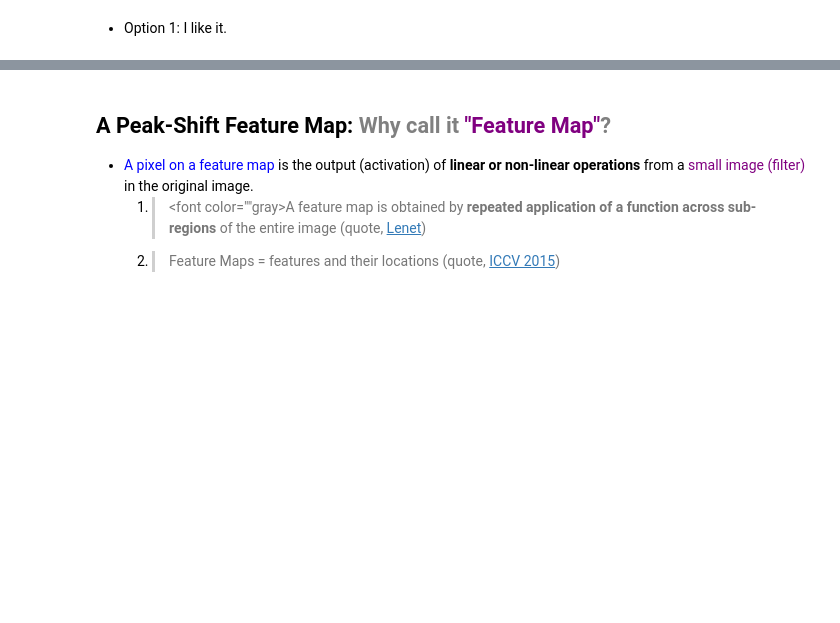
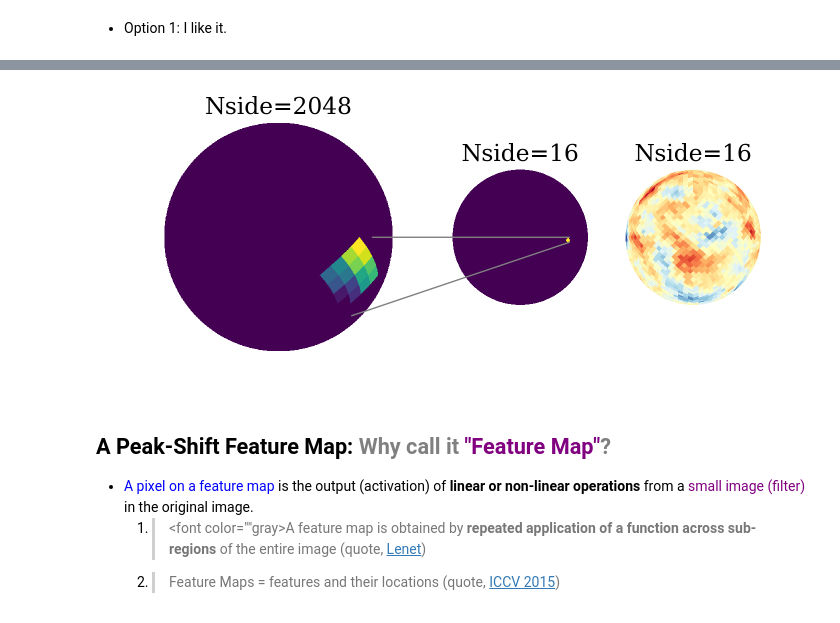
Before and after one commit to jibanCat/thesisPeakShifts, a Jupyter notebook: Defense.ipynb, the cells around one changed output, grey strips where cells are left out. Drawn from its saved outputs; the diff is of its cells as text; code cells hidden in the pictures; blank space fills up the shorter version.

```diff
--- a/Defense.ipynb
+++ b/Defense.ipynb
@@ -322,3 +241,7 @@ hp.orthview(I, cbar=0, title='Nside=16', half_sky=1, sub=(1,4,3), cmap=cmap, hol
+# %%
+fig
+# %% [output]
+[figure, added]
 # %% [markdown]
 ## A Peak-Shift Feature Map: <font color="gray"> Why call it <font color="purple">**"Feature Map"**</font>?</font>
 
```
Also changed, not shown: parts of 18 cells of this notebook.
